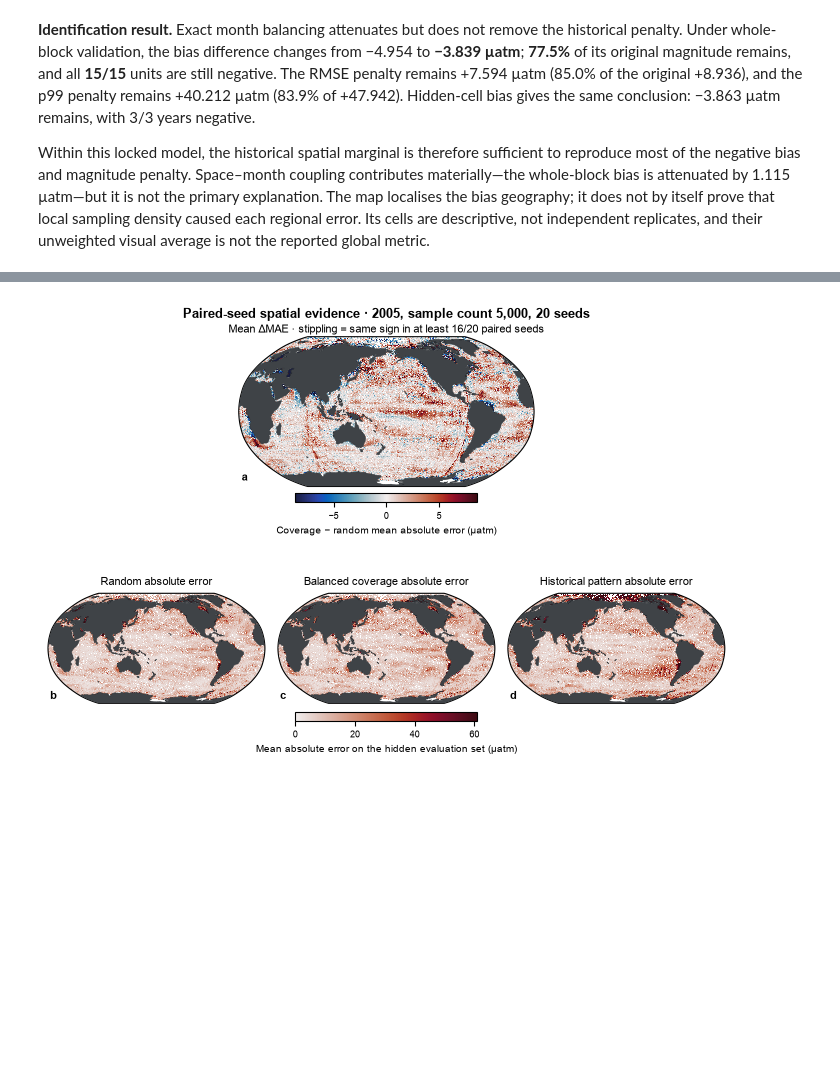
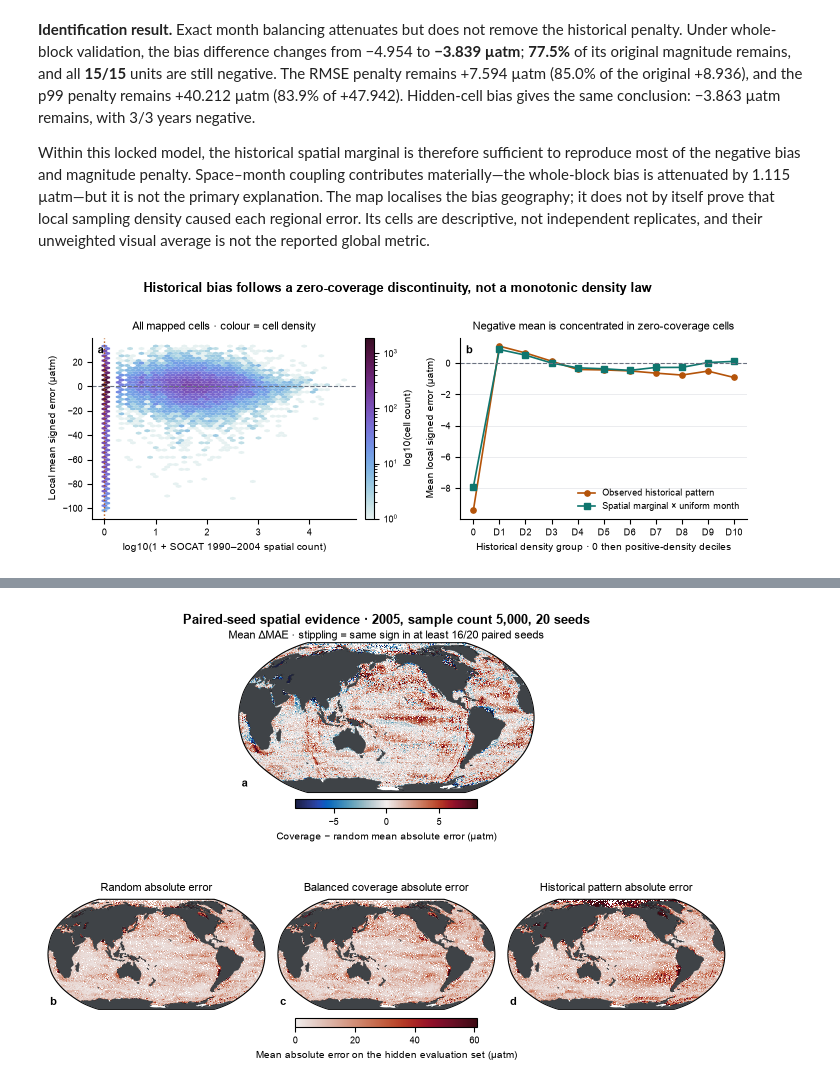
Before and after one commit to BokaiHe/ocean-carbon-sampling, a Jupyter notebook: notebooks/published/osse_visual_story_demo.ipynb, the cells around one changed output, grey strips where cells are left out. Cells and saved outputs as stored; diff of their text form; code cells hidden in the pictures; blank space fills up the shorter version.

```diff
--- a/notebooks/published/osse_visual_story_demo.ipynb
+++ b/notebooks/published/osse_visual_story_demo.ipynb
@@ -13,6 +13,7 @@ from pathlib import Path
 import pandas as pd
 
 from ocean_carbon_sampling.demo_visuals import (
+    plot_bias_density_diagnostic,
     plot_budget_sweep,
     plot_error_atlas,
     plot_historical_bias_atlas,
@@ -45,6 +46,20 @@ historical_month_balance_selections = pd.read_csv(
 historical_bias_map = pd.read_parquet(
     RESULTS / 'osse_historical_bias_map_2005.parquet'
 )
+historical_bias_density_cells = pd.read_parquet(
+    RESULTS / 'osse_historical_bias_density_cells_2005.parquet'
+)
+historical_bias_density_bins = pd.read_csv(
+    RESULTS / 'osse_historical_bias_density_bins_2005.csv'
+)
+cross_year_metrics = pd.read_csv(RESULTS / 'osse_cross_year_metrics.csv')
+historical_bias_density_cells = pd.read_parquet(
+    RESULTS / 'osse_historical_bias_density_cells_2005.parquet'
+)
+historical_bias_density_bins = pd.read_csv(
+    RESULTS / 'osse_historical_bias_density_bins_2005.csv'
+)
+cross_year_metrics = pd.read_csv(RESULTS / 'osse_cross_year_metrics.csv')
 historical_month_balance = pd.read_csv(
     RESULTS / 'osse_historical_month_balance_distribution_summary.csv'
 )
@@ -54,6 +69,20 @@ historical_month_balance_selections = pd.read_csv(
 historical_bias_map = pd.read_parquet(
     RESULTS / 'osse_historical_bias_map_2005.parquet'
 )
+historical_bias_density_cells = pd.read_parquet(
+    RESULTS / 'osse_historical_bias_density_cells_2005.parquet'
+)
+historical_bias_density_bins = pd.read_csv(
+    RESULTS / 'osse_historical_bias_density_bins_2005.csv'
+)
+cross_year_metrics = pd.read_csv(RESULTS / 'osse_cross_year_metrics.csv')
+historical_bias_density_cells = pd.read_parquet(
+    RESULTS / 'osse_historical_bias_density_cells_2005.parquet'
+)
+historical_bias_density_bins = pd.read_csv(
+    RESULTS / 'osse_historical_bias_density_bins_2005.csv'
+)
+cross_year_metrics = pd.read_csv(RESULTS / 'osse_cross_year_metrics.csv')
 print('Curated visual-demo data loaded.')
 # %% [output]
 Curated visual-demo data loaded.
@@ -178,3 +207,10 @@ historical_identification.sort_values(['validation', 'metric', 'design'])
 **Identification result.** Exact month balancing attenuates but does not remove the historical penalty. Under whole-block validation, the bias difference changes from −4.954 to **−3.839 µatm**; **77.5%** of its original magnitude remains, and all **15/15** units are still negative. The RMSE penalty remains +7.594 µatm (85.0% of the original +8.936), and the p99 penalty remains +40.212 µatm (83.9% of +47.942). Hidden-cell bias gives the same conclusion: −3.863 µatm remains, with 3/3 years negative.
 
 Within this locked model, the historical spatial marginal is therefore sufficient to reproduce most of the negative bias and magnitude penalty. Space–month coupling contributes materially—the whole-block bias is attenuated by 1.115 µatm—but it is not the primary explanation. The map localises the bias geography; it does not by itself prove that local sampling density caused each regional error. Its cells are descriptive, not independent replicates, and their unweighted visual average is not the reported global metric.
+# %%
+bias_density_figure = plot_bias_density_diagnostic(
+    historical_bias_density_cells,
+    historical_bias_density_bins,
+)
+# %% [output]
+[figure, added]
```
Also changed, not shown: parts of 5 cells of this notebook, 8 other files.
